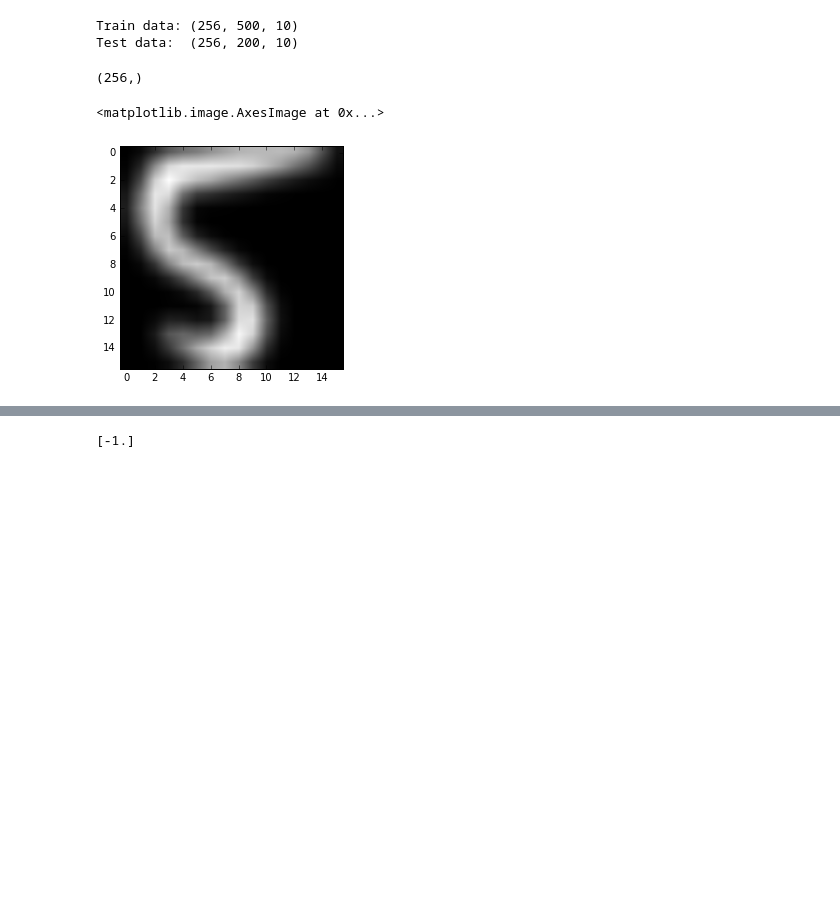
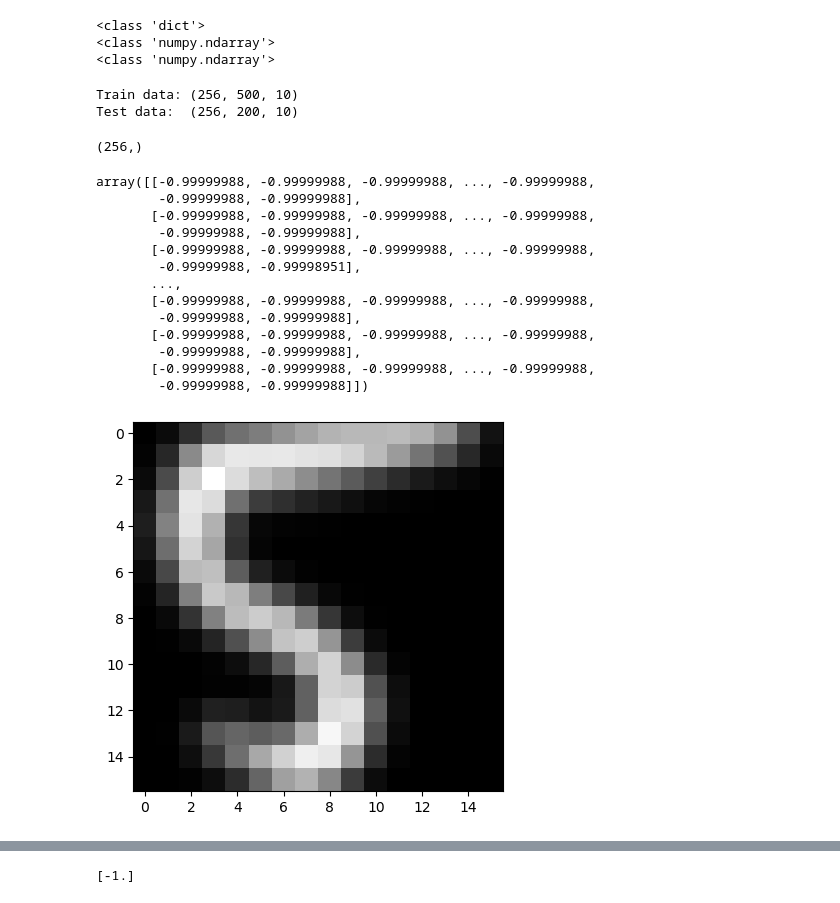
Before and after one commit to Kota-Isayama/Advanced-Data-Analysis, a Jupyter notebook: 4/ADA4-digit.ipynb, the cells around one changed output, grey strips where cells are left out. Drawn from its saved outputs; the diff is of its cells as text; code cells hidden in the pictures; blank space fills up the shorter version.

```diff
--- a/4/ADA4-digit.ipynb
+++ b/4/ADA4-digit.ipynb
@@ -4,9 +4,17 @@ import numpy as np
 import matplotlib.pyplot as plt
 from scipy.io import loadmat
 # %%
-data = loadmat('digit.mat')
+data = loadmat('ADA4-digit.mat')
 train = data['X']
 test = data['T']
+
+print(type(data))
+print(type(train))
+print(type(test))
+# %% [output]
+<class 'dict'>
+<class 'numpy.ndarray'>
+<class 'numpy.ndarray'>
 # %%
 print("Train data: {}".format(train.shape))
 print("Test data:  {}".format(test.shape))
@@ -16,11 +24,25 @@ Test data:  (256, 200, 10)
 # %%
 x=train[:, 22, 4]
 print(x.shape)
 plt.imshow(x.reshape(16, 16), 'gray')
+
+train[:,:,0]
 # %% [output]
 (256,)
-<matplotlib.image.AxesImage at 0x...>
+array([[-0.99999988, -0.99999988, -0.99999988, ..., -0.99999988,
+        -0.99999988, -0.99999988],
+       [-0.99999988, -0.99999988, -0.99999988, ..., -0.99999988,
+        -0.99999988, -0.99999988],
+       [-0.99999988, -0.99999988, -0.99999988, ..., -0.99999988,
+        -0.99999988, -0.99998951],
+       ...,
+       [-0.99999988, -0.99999988, -0.99999988, ..., -0.99999988,
+        -0.99999988, -0.99999988],
+       [-0.99999988, -0.99999988, -0.99999988, ..., -0.99999988,
+        -0.99999988, -0.99999988],
+       [-0.99999988, -0.99999988, -0.99999988, ..., -0.99999988,
+        -0.99999988, -0.99999988]])
-[figure, old version]
+[figure, new version]
 # %%
 # Make a classifier for one and two
 mu1 = np.mean(train[:, :, 0], axis=1)
```
Also changed, not shown: parts of 3 cells of this notebook, 4 other files.
